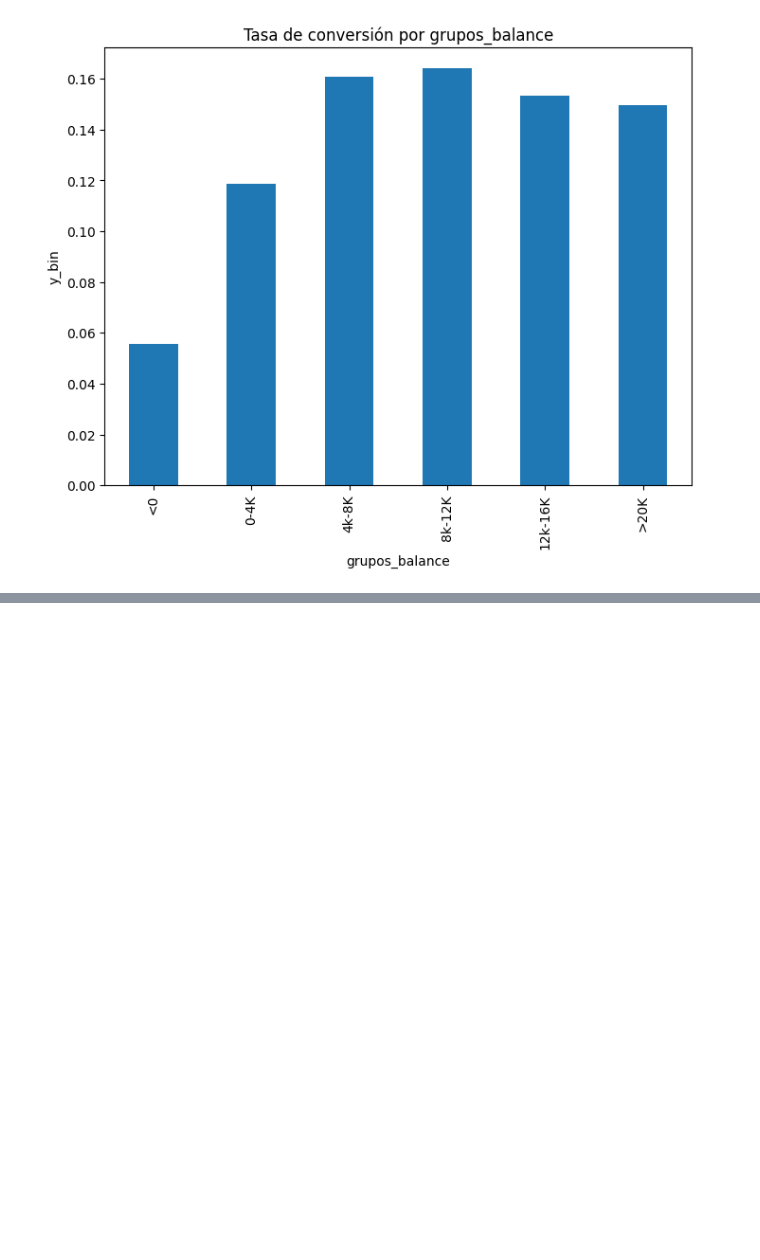
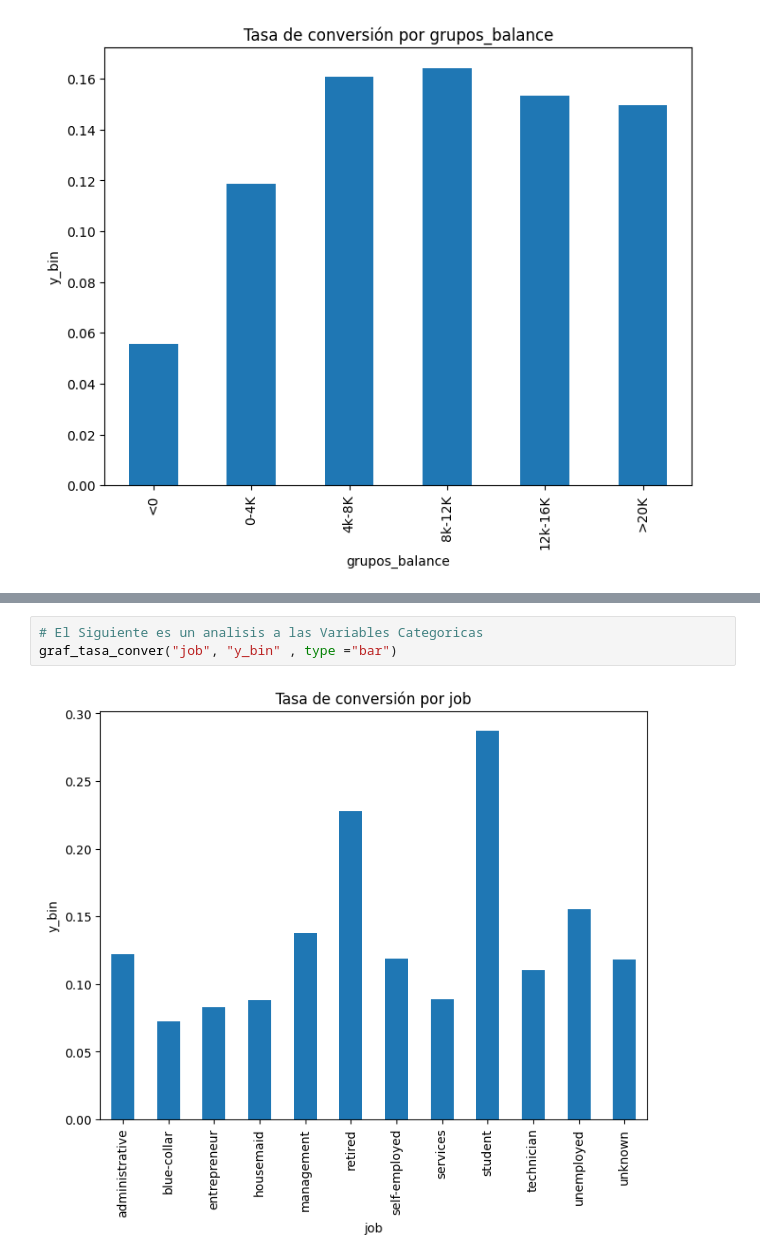
Before and after one commit to EDINSONFINTECH/explodata2, a Jupyter notebook: explodata.ipynb, the cells around one changed output, grey strips where cells are left out. Cells and saved outputs as stored; diff of their text form; blank space fills up the shorter version.

Commit message:
Termin Analisi Variado

```diff
--- a/explodata.ipynb
+++ b/explodata.ipynb
@@ -257,0 +282,5 @@ KeyError: "['balance'] not found in axis"
+# %%
+# El Siguiente es un analisis a las Variables Categoricas
+graf_tasa_conver("job", "y_bin" , type ="bar")
+# %% [output]
+[figure, added]
```
Also changed, not shown: parts of 9 cells of this notebook.
